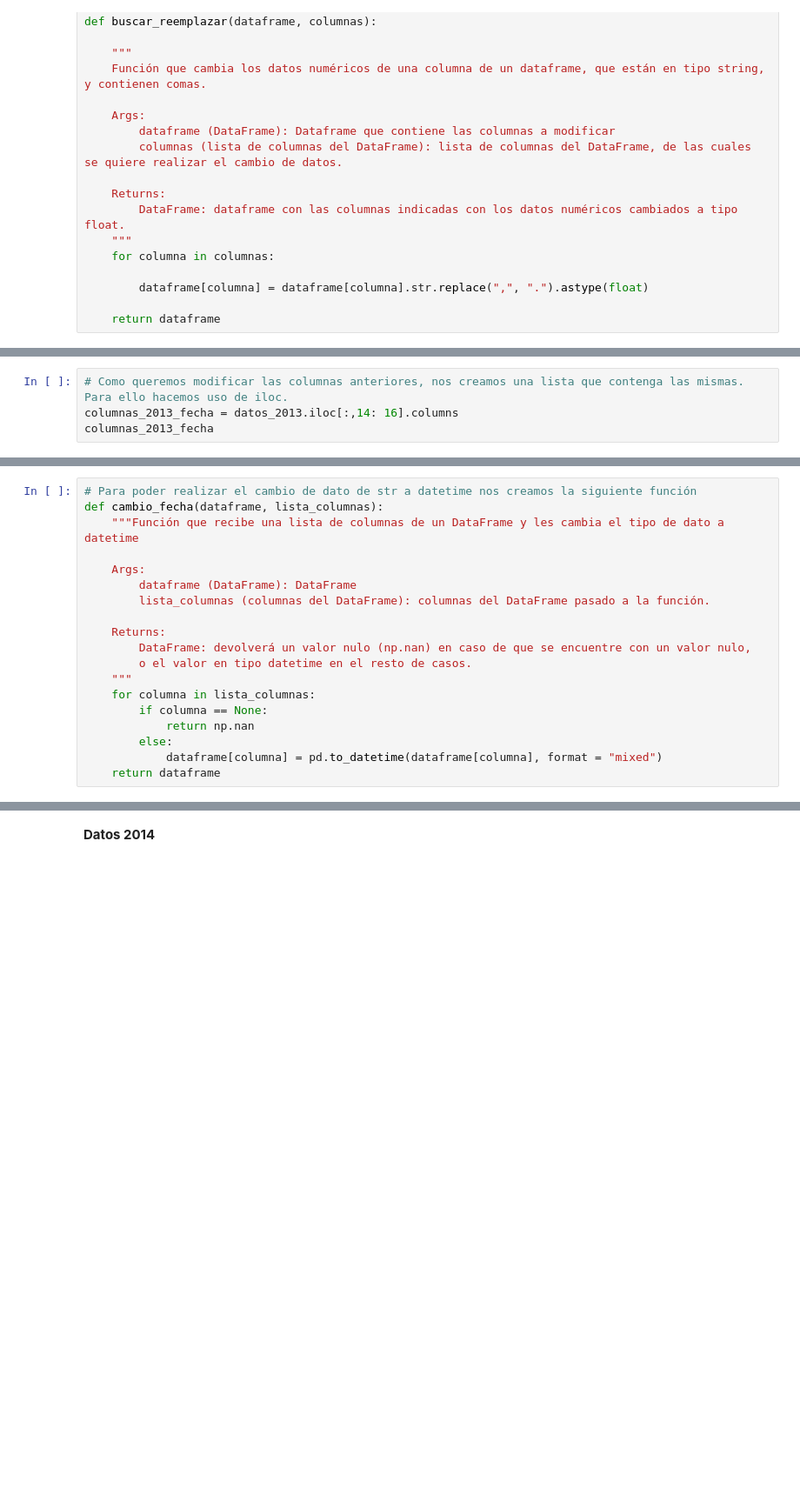
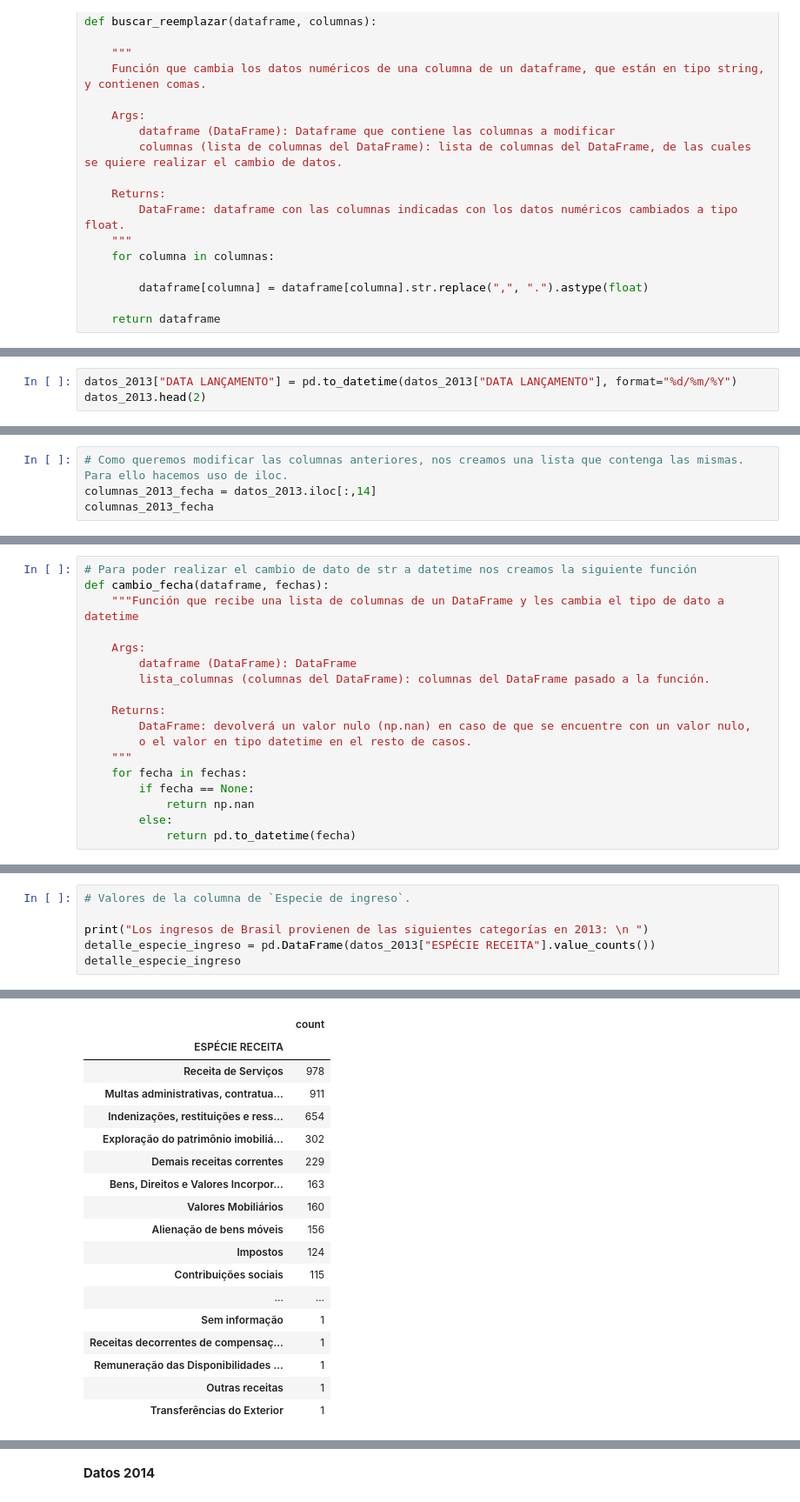
Before and after one commit to Gabijc/Proyecto2_Analisis_Ingresos_Brasil, a Jupyter notebook: EDA_datos_Brasil.ipynb, the cells around one changed output, grey strips where cells are left out. Shown: that part at 87% size. Drawn from its saved outputs; the diff is of its cells as text; blank space fills up the shorter version.

```diff
--- a/EDA_datos_Brasil.ipynb
+++ b/EDA_datos_Brasil.ipynb
@@ -125,3 +131,6 @@ print(datos_2013["ANO EXERCÍCIO"].dtypes)
 # %% [output]
 object
 int64
+# %%
+datos_2013["DATA LANÇAMENTO"] = pd.to_datetime(datos_2013["DATA LANÇAMENTO"], format="%d/%m/%Y")
+datos_2013.head(2)
@@ -128,5 +153,5 @@ int64
 # %%
 # Como queremos modificar las columnas anteriores, nos creamos una lista que contenga las mismas. Para ello hacemos uso de iloc.
-columnas_2013_fecha = datos_2013.iloc[:,14: 16].columns
+columnas_2013_fecha = datos_2013.iloc[:,14]
 columnas_2013_fecha
 # %% [output]
@@ -134,6 +170,6 @@ Index(['DATA LANÇAMENTO', 'ANO EXERCÍCIO'], dtype='object')
 # %%
 # Para poder realizar el cambio de dato de str a datetime nos creamos la siguiente función
-def cambio_fecha(dataframe, lista_columnas):
+def cambio_fecha(dataframe, fechas):
     """Función que recibe una lista de columnas de un DataFrame y les cambia el tipo de dato a datetime
 
     Args:
@@ -144,12 +180,11 @@ def cambio_fecha(dataframe, lista_columnas):
         DataFrame: devolverá un valor nulo (np.nan) en caso de que se encuentre con un valor nulo,
         o el valor en tipo datetime en el resto de casos.
     """
-    for columna in lista_columnas:
-        if columna == None:
+    for fecha in fechas:
+        if fecha == None:
             return np.nan
         else:
-            dataframe[columna] = pd.to_datetime(dataframe[columna], format = "mixed")
-    return dataframe
+            return pd.to_datetime(fecha)
 # %%
 datos_2013 = cambio_fecha(datos_2013, columnas_2013_fecha)
 datos_2013.head()
@@ -189,0 +340,7 @@ np.int64(0)
+# %%
+# Valores de la columna de `Especie de ingreso`.
+
+print("Los ingresos de Brasil provienen de las siguientes categorías en 2013: \n ")
+detalle_especie_ingreso = pd.DataFrame(datos_2013["ESPÉCIE RECEITA"].value_counts())
+detalle_especie_ingreso
+# %% [output]
@@ -189,0 +348,18 @@ np.int64(0)
+|  | count |
+| ESPÉCIE RECEITA |  |
+| Receita de Serviços | 978 |
+| Multas administrativas, contratua... | 911 |
+| Indenizações, restituições e ress... | 654 |
+| Exploração do patrimônio imobiliá... | 302 |
+| Demais receitas correntes | 229 |
+| Bens, Direitos e Valores Incorpor... | 163 |
+| Valores Mobiliários | 160 |
+| Alienação de bens móveis | 156 |
+| Impostos | 124 |
+| Contribuições sociais | 115 |
+| ... | ... |
+| Sem informação | 1 |
+| Receitas decorrentes de compensaç... | 1 |
+| Remuneração das Disponibilidades ... | 1 |
+| Outras receitas | 1 |
+| Transferências do Exterior | 1 |
```
Also changed, not shown: parts of 52 cells of this notebook, 3 other files.
